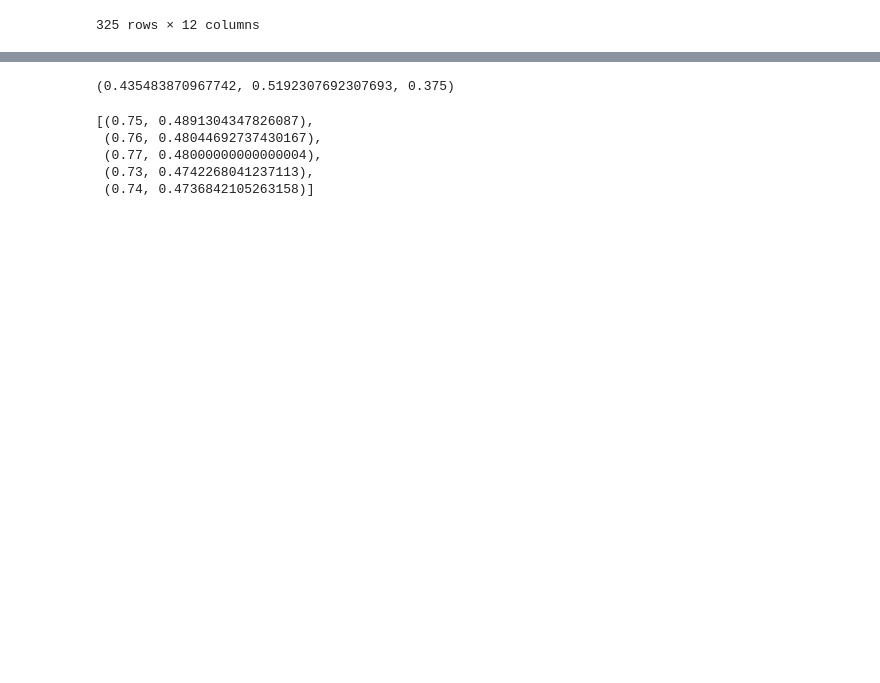
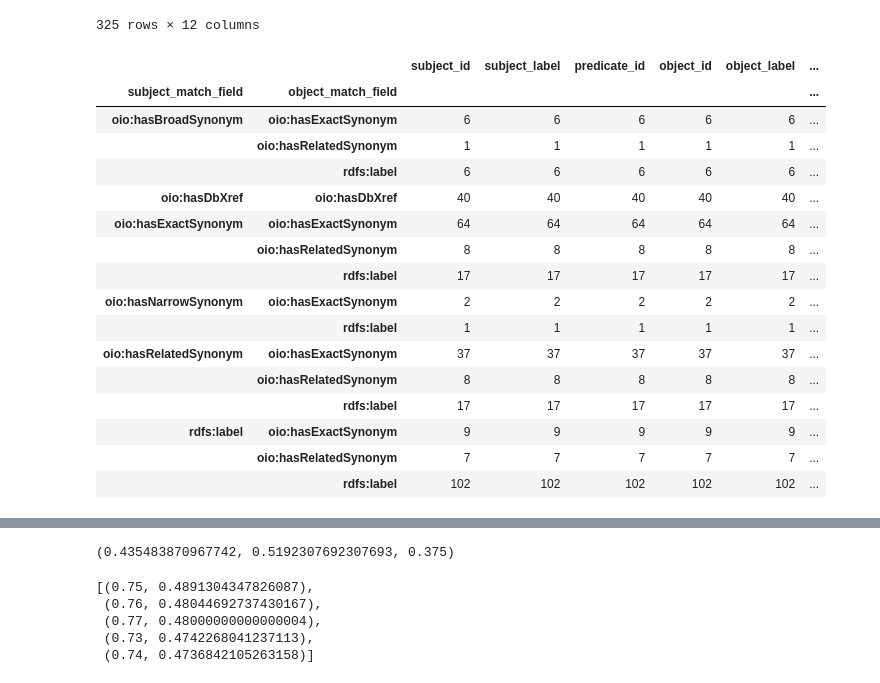
Before and after one commit to monarch-initiative/gpt-mapping-manuscript, a Jupyter notebook: notebooks/Mapping-Evaluation.ipynb, the cells around one changed output, grey strips where cells are left out. Drawn from its saved outputs; the diff is of its cells as text; code cells hidden in the pictures; blank space fills up the shorter version.

```diff
--- a/notebooks/Mapping-Evaluation.ipynb
+++ b/notebooks/Mapping-Evaluation.ipynb
@@ -23,4 +44,24 @@ lexmatch
 | 323 | FBbt:00111304 | adult sex peptide abdominal gangl... | skos:exactMatch | ZFA:0000588 | statoacoustic (VIII) ganglion | semapv:LexicalMatching | oaklib | ... |
 | 324 | FBbt:00111739 | midline | skos:exactMatch | ZFA:0000092 | axis | semapv:LexicalMatching | oaklib | ... |
 325 rows × 12 columns
+# %%
+lexmatch.groupby(["subject_match_field", "object_match_field"]).count()
+# %% [output]
+|  |  | subject_id | subject_label | predicate_id | object_id | object_label | ... |
+| subject_match_field | object_match_field |  |  |  |  |  | ... |
+| oio:hasBroadSynonym | oio:hasExactSynonym | 6 | 6 | 6 | 6 | 6 | ... |
+|  | oio:hasRelatedSynonym | 1 | 1 | 1 | 1 | 1 | ... |
+|  | rdfs:label | 6 | 6 | 6 | 6 | 6 | ... |
+| oio:hasDbXref | oio:hasDbXref | 40 | 40 | 40 | 40 | 40 | ... |
+| oio:hasExactSynonym | oio:hasExactSynonym | 64 | 64 | 64 | 64 | 64 | ... |
+|  | oio:hasRelatedSynonym | 8 | 8 | 8 | 8 | 8 | ... |
+|  | rdfs:label | 17 | 17 | 17 | 17 | 17 | ... |
+| oio:hasNarrowSynonym | oio:hasExactSynonym | 2 | 2 | 2 | 2 | 2 | ... |
+|  | rdfs:label | 1 | 1 | 1 | 1 | 1 | ... |
+| oio:hasRelatedSynonym | oio:hasExactSynonym | 37 | 37 | 37 | 37 | 37 | ... |
+|  | oio:hasRelatedSynonym | 8 | 8 | 8 | 8 | 8 | ... |
+|  | rdfs:label | 17 | 17 | 17 | 17 | 17 | ... |
+| rdfs:label | oio:hasExactSynonym | 9 | 9 | 9 | 9 | 9 | ... |
+|  | oio:hasRelatedSynonym | 7 | 7 | 7 | 7 | 7 | ... |
+|  | rdfs:label | 102 | 102 | 102 | 102 | 102 | ... |
 # %%
```
Also changed, not shown: parts of 22 cells of this notebook, 30 other files.
